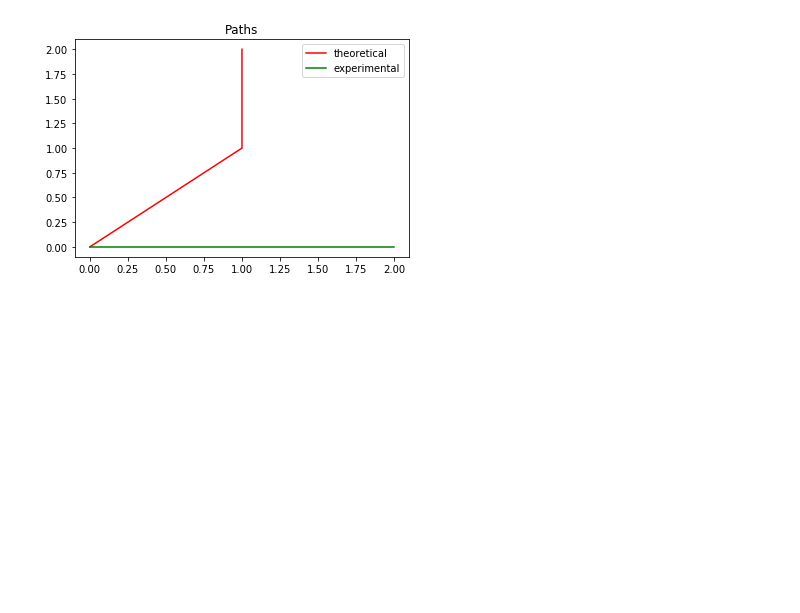
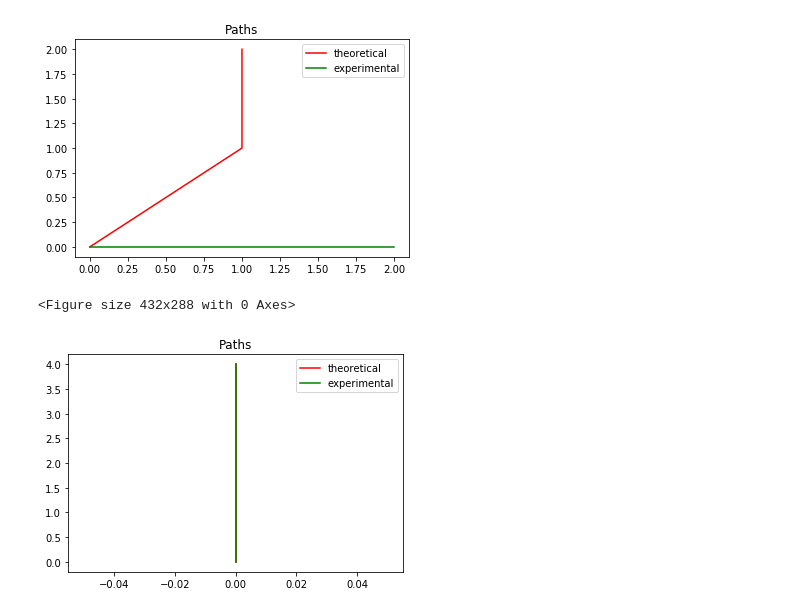
Before and after one commit to nzotto/CSRefresh_Project, a Jupyter notebook: test.ipynb, the cells around one changed output. Cells and saved outputs as stored; diff of their text form; code cells hidden in the pictures; blank space fills up the shorter version.

Commit message:
Added some basic tests.

```diff
--- a/test.ipynb
+++ b/test.ipynb
@@ -35,3 +37,16 @@ displ(theo,expe)
 # %% [output]
 <Figure size 432x288 with 0 Axes>
 [figure]
+# %%
+# Test 1 : very simple.
+
+## When the real path follows the theoretical path
+theo = [(0,x) for x in range(5)]
+expe = [(0,x) for x in range(5)]
+
+# Expected : error = 0
+
+displ(theo,expe)
+# %% [output]
+<Figure size 432x288 with 0 Axes>
+[figure, added]
```
Also changed, not shown: parts of 9 cells of this notebook.
